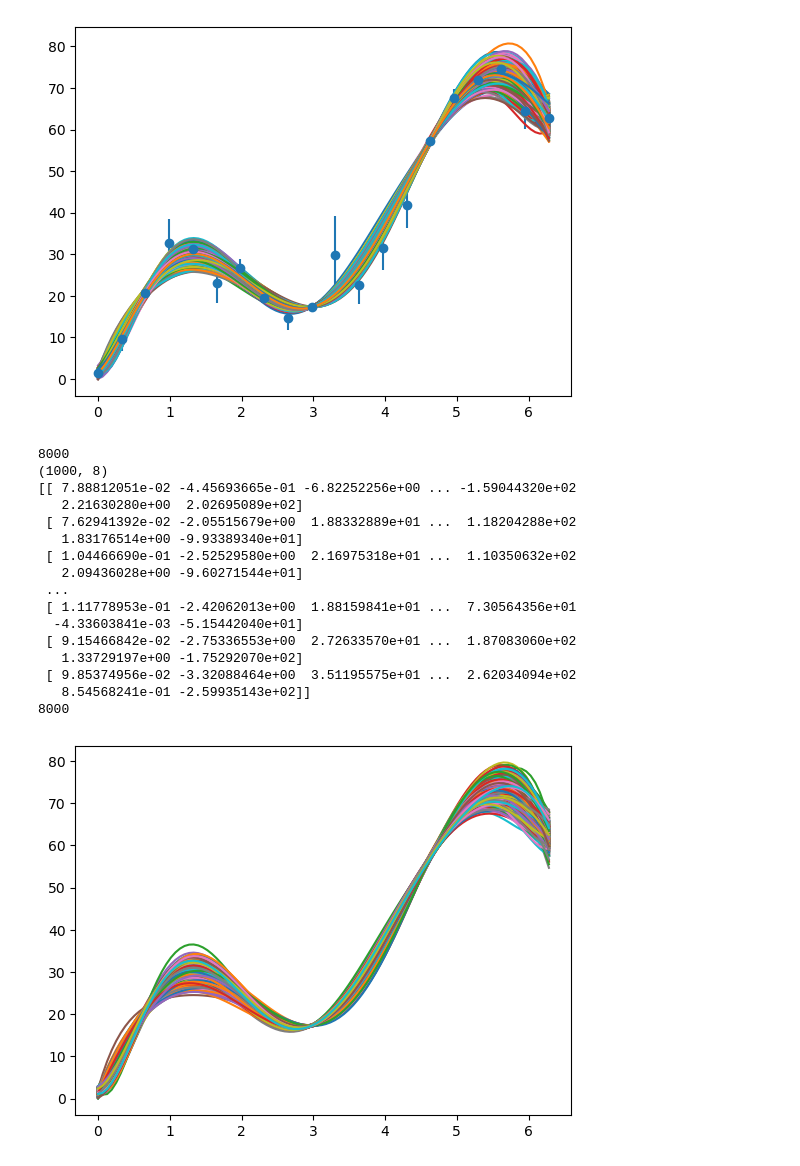
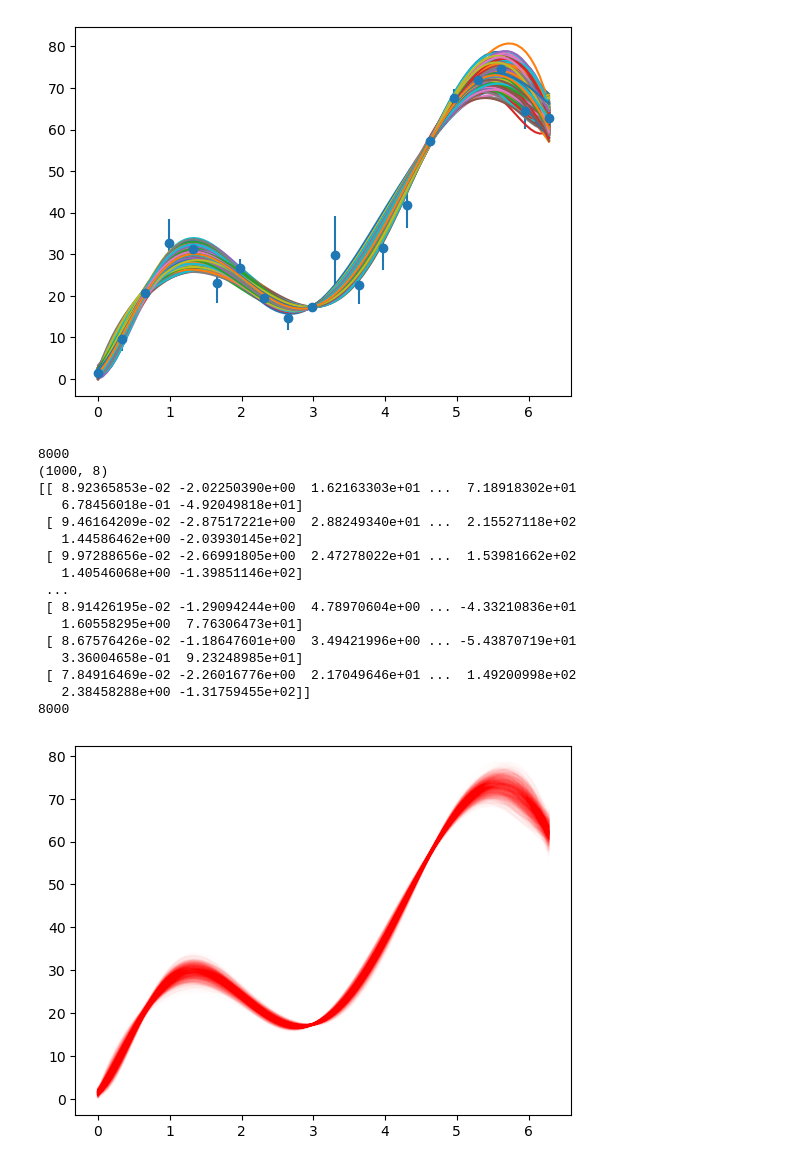
Before and after one commit to VeganSouvlaki/ML, a Jupyter notebook: L01_optimization_basics_answerkey.ipynb, the cells around one changed output. Cells and saved outputs as stored; diff of their text form; code cells hidden in the pictures.

```diff
--- a/L01_optimization_basics_answerkey.ipynb
+++ b/L01_optimization_basics_answerkey.ipynb
@@ -1137,31 +1137,31 @@ x=11.027166967341605
 # %%
 #mean=[ahat,bhat,chat,dhat,ehat,fhat,ghat,hhat]
 params=np.array(result2.params)
 matrix=result2.covar
 
 gfg = np.random.multivariate_normal(params, matrix, 1000)
 print(np.size(gfg))
 print(np.shape(gfg))
 print(gfg)
 print(np.size(gfg))
 samples=np.random.multivariate_normal(params, matrix, size=1000, check_valid='warn', tol=1e-8)
 for i in range(1000):
-    plt.plot(xx, model_func2(xx, samples[i,0],samples[i,1],samples[i,2],samples[i,3],samples[i,4],samples[i,5],samples[i,6],samples[i,7]))
+    plt.plot(xx, model_func2(xx, samples[i,0],samples[i,1],samples[i,2],samples[i,3],samples[i,4],samples[i,5],samples[i,6],samples[i,7]),c='red',alpha=0.011)
 # %% [output]
 8000
 (1000, 8)
-[[ 7.88812051e-02 -4.45693665e-01 -6.82252256e+00 ... -1.59044320e+02
-   2.21630280e+00  2.02695089e+02]
- [ 7.62941392e-02 -2.05515679e+00  1.88332889e+01 ...  1.18204288e+02
-   1.83176514e+00 -9.93389340e+01]
- [ 1.04466690e-01 -2.52529580e+00  2.16975318e+01 ...  1.10350632e+02
-   2.09436028e+00 -9.60271544e+01]
+[[ 8.92365853e-02 -2.02250390e+00  1.62163303e+01 ...  7.18918302e+01
+   6.78456018e-01 -4.92049818e+01]
+ [ 9.46164209e-02 -2.87517221e+00  2.88249340e+01 ...  2.15527118e+02
+   1.44586462e+00 -2.03930145e+02]
+ [ 9.97288656e-02 -2.66991805e+00  2.47278022e+01 ...  1.53981662e+02
+   1.40546068e+00 -1.39851146e+02]
  ...
- [ 1.11778953e-01 -2.42062013e+00  1.88159841e+01 ...  7.30564356e+01
-  -4.33603841e-03 -5.15442040e+01]
- [ 9.15466842e-02 -2.75336553e+00  2.72633570e+01 ...  1.87083060e+02
-   1.33729197e+00 -1.75292070e+02]
- [ 9.85374956e-02 -3.32088464e+00  3.51195575e+01 ...  2.62034094e+02
-   8.54568241e-01 -2.59935143e+02]]
+ [ 8.91426195e-02 -1.29094244e+00  4.78970604e+00 ... -4.33210836e+01
+   1.60558295e+00  7.76306473e+01]
+ [ 8.67576426e-02 -1.18647601e+00  3.49421996e+00 ... -5.43870719e+01
+   3.36004658e-01  9.23248985e+01]
+ [ 7.84916469e-02 -2.26016776e+00  2.17049646e+01 ...  1.49200998e+02
+   2.38458288e+00 -1.31759455e+02]]
 8000
-[figure, old version]
+[figure, new version]
```
Also changed, not shown: parts of 1 cell of this notebook.
